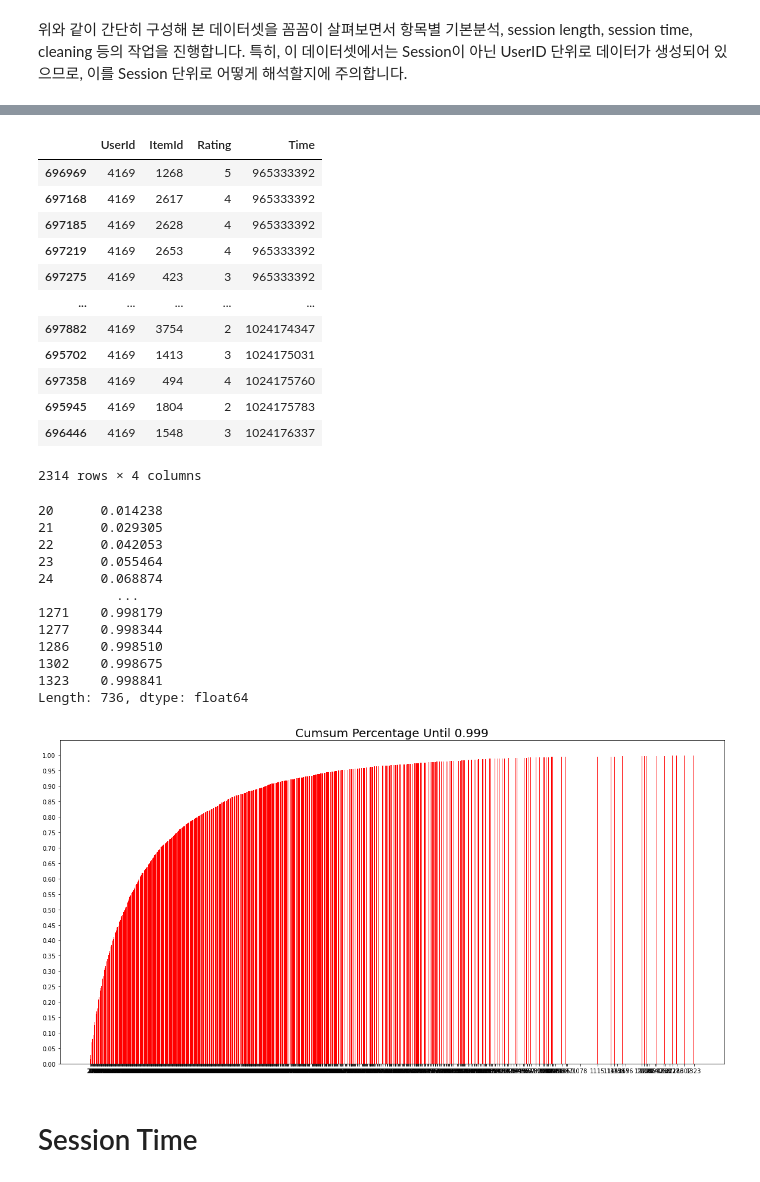
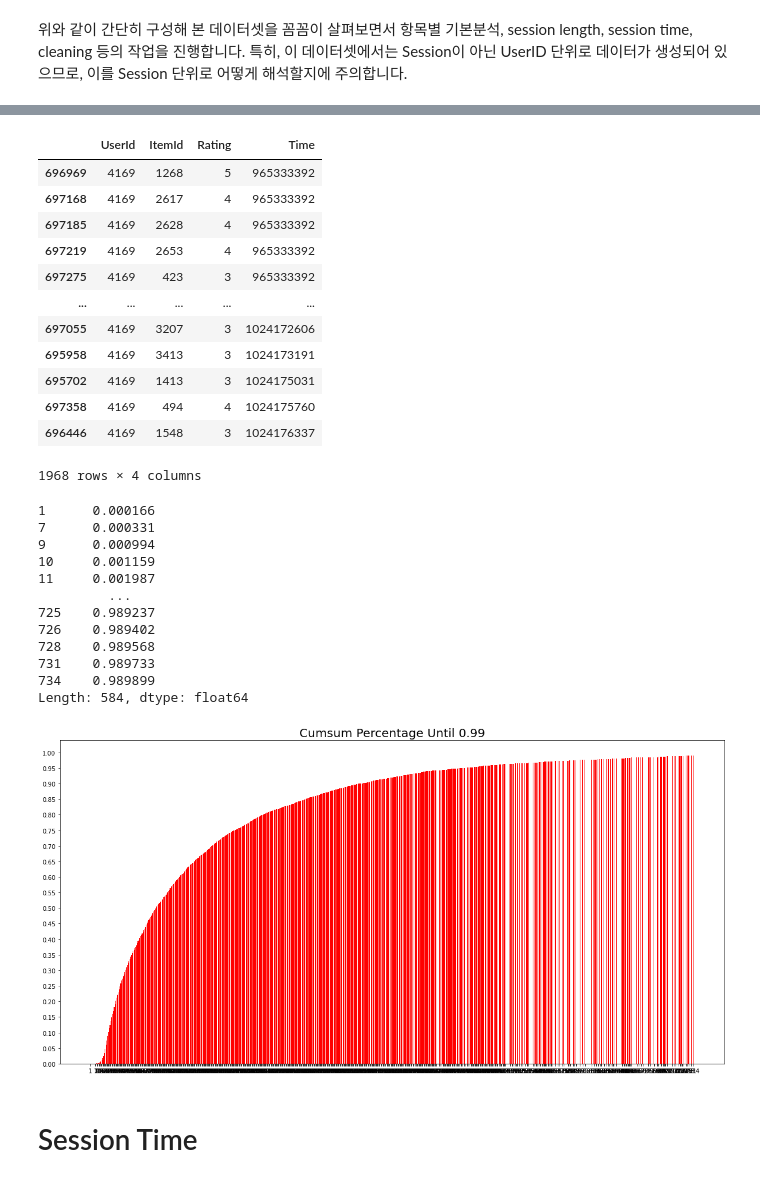
Before and after one commit to Acclesia/aiffel-project, a Jupyter notebook: [E-17] 다음에 볼 영화 예측하기.ipynb, the cells around one changed output, grey strips where cells are left out. Drawn from its saved outputs; the diff is of its cells as text; code cells hidden in the pictures.

```diff
--- a/[E-17] 다음에 볼 영화 예측하기.ipynb
+++ b/[E-17] 다음에 볼 영화 예측하기.ipynb
@@ -120,6 +119,6 @@ UserId_length.quantile(0.999)
 # %%
 # 긴 세션 확인
-long_session = UserId_length[UserId_length==2314].index[0]
+long_session = UserId_length[UserId_length==1968].index[0]
 data[data['UserId']==long_session]
 # %% [output]
 |  | UserId | ItemId | Rating | Time |
@@ -129,44 +128,44 @@ data[data['UserId']==long_session]
 | 697219 | 4169 | 2653 | 4 | 965333392 |
 | 697275 | 4169 | 423 | 3 | 965333392 |
 | ... | ... | ... | ... | ... |
-| 697882 | 4169 | 3754 | 2 | 1024174347 |
+| 697055 | 4169 | 3207 | 3 | 1024172606 |
+| 695958 | 4169 | 3413 | 3 | 1024173191 |
 | 695702 | 4169 | 1413 | 3 | 1024175031 |
 | 697358 | 4169 | 494 | 4 | 1024175760 |
-| 695945 | 4169 | 1804 | 2 | 1024175783 |
 | 696446 | 4169 | 1548 | 3 | 1024176337 |
-2314 rows × 4 columns
+1968 rows × 4 columns
 # %%
 #대부분의 세션 길이를 시각화
 length_count = UserId_length.groupby(UserId_length).size()
 length_percent_cumsum = length_count.cumsum() / length_count.sum()
-length_percent_cumsum_999 = length_percent_cumsum[length_percent_cumsum < 0.999]
+length_percent_cumsum_999 = length_percent_cumsum[length_percent_cumsum < 0.99]
 
 length_percent_cumsum_999
 # %% [output]
-20      0.014238
-21      0.029305
-22      0.042053
-23      0.055464
-24      0.068874
-          ...
-1271    0.998179
-1277    0.998344
-1286    0.998510
-1302    0.998675
-1323    0.998841
-Length: 736, dtype: float64
+1      0.000166
+7      0.000331
+9      0.000994
+10     0.001159
+11     0.001987
+         ...
+725    0.989237
+726    0.989402
+728    0.989568
+731    0.989733
+734    0.989899
+Length: 584, dtype: float64
 # %%
 import matplotlib.pyplot as plt
 
 plt.figure(figsize=(20, 10))
 plt.bar(x=length_percent_cumsum_999.index,
         height=length_percent_cumsum_999, color='red')
 plt.xticks(length_percent_cumsum_999.index)
 plt.yticks(np.arange(0, 1.01, 0.05))
-plt.title('Cumsum Percentage Until 0.999', size=20)
+plt.title('Cumsum Percentage Until 0.99', size=20)
 plt.show()
 # %% [output]
-[figure, old version]
+[figure, new version]
 # %% [markdown]
 # Session Time
 # %%
```
Also changed, not shown: parts of 43 cells of this notebook.
